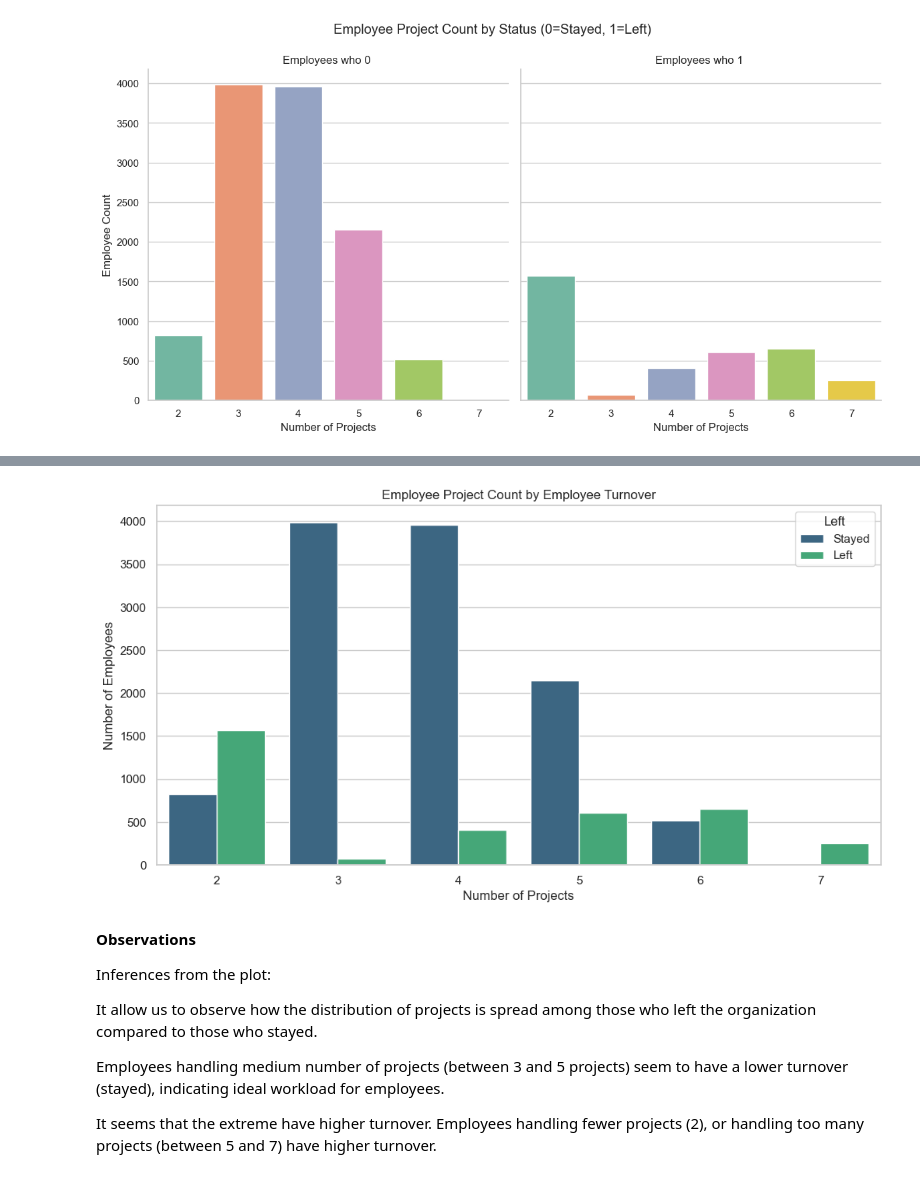
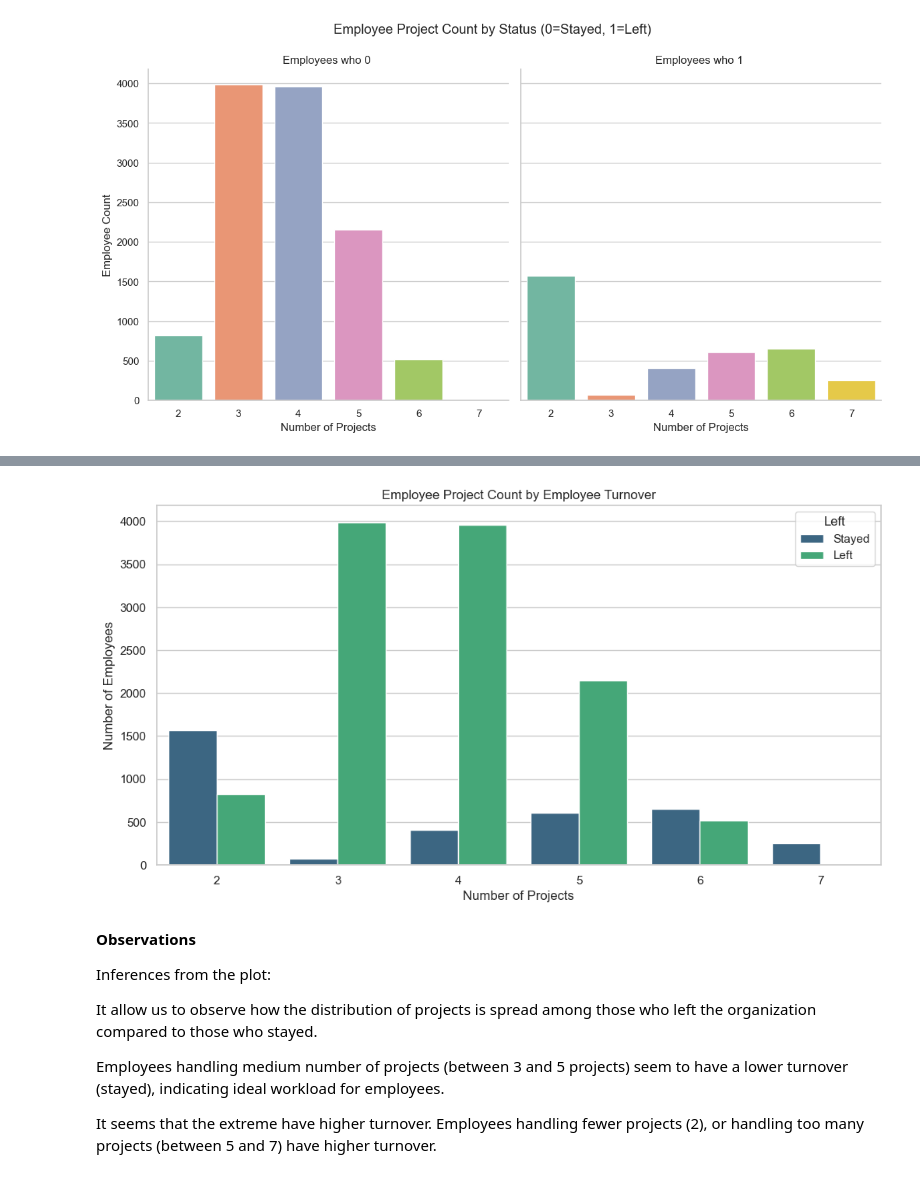
Before and after one commit to karmenatwork/4_CB_employees_turnover, a Jupyter notebook: main.ipynb, the cells around one changed output, grey strips where cells are left out. Cells and saved outputs as stored; diff of their text form; code cells hidden in the pictures.

```diff
--- a/main.ipynb
+++ b/main.ipynb
@@ -325,21 +319,20 @@ memory usage: 967.2+ KB
 # %%
 import seaborn as sns
 import matplotlib.pyplot as plt
 
-# Ensure the 'left' column is treated as a categorical variable
-df1['left'] = df1['left'].astype('category')
-# df1['number_project'] = df1['number_project'].astype('category')
+# Ensure the 'left' column is treated as a str variable
+df1['left'] = df1['left'].astype('str')
 
 # Plot the bar plot of Employee Project Count with respect to employee turnover
 plt.figure(figsize=(12, 6))
 sns.countplot(data=df1, x='number_project', hue='left', palette='viridis')
 plt.title('Employee Project Count by Employee Turnover')
 plt.xlabel('Number of Projects')
 plt.ylabel('Number of Employees')
 plt.legend(title='Left', loc='upper right', labels=['Stayed', 'Left'])
 plt.show()
 # %% [output]
-[figure, old version]
+[figure, new version]
 # %% [markdown]
 __Observations__
 
```
Also changed, not shown: parts of 24 cells of this notebook.
